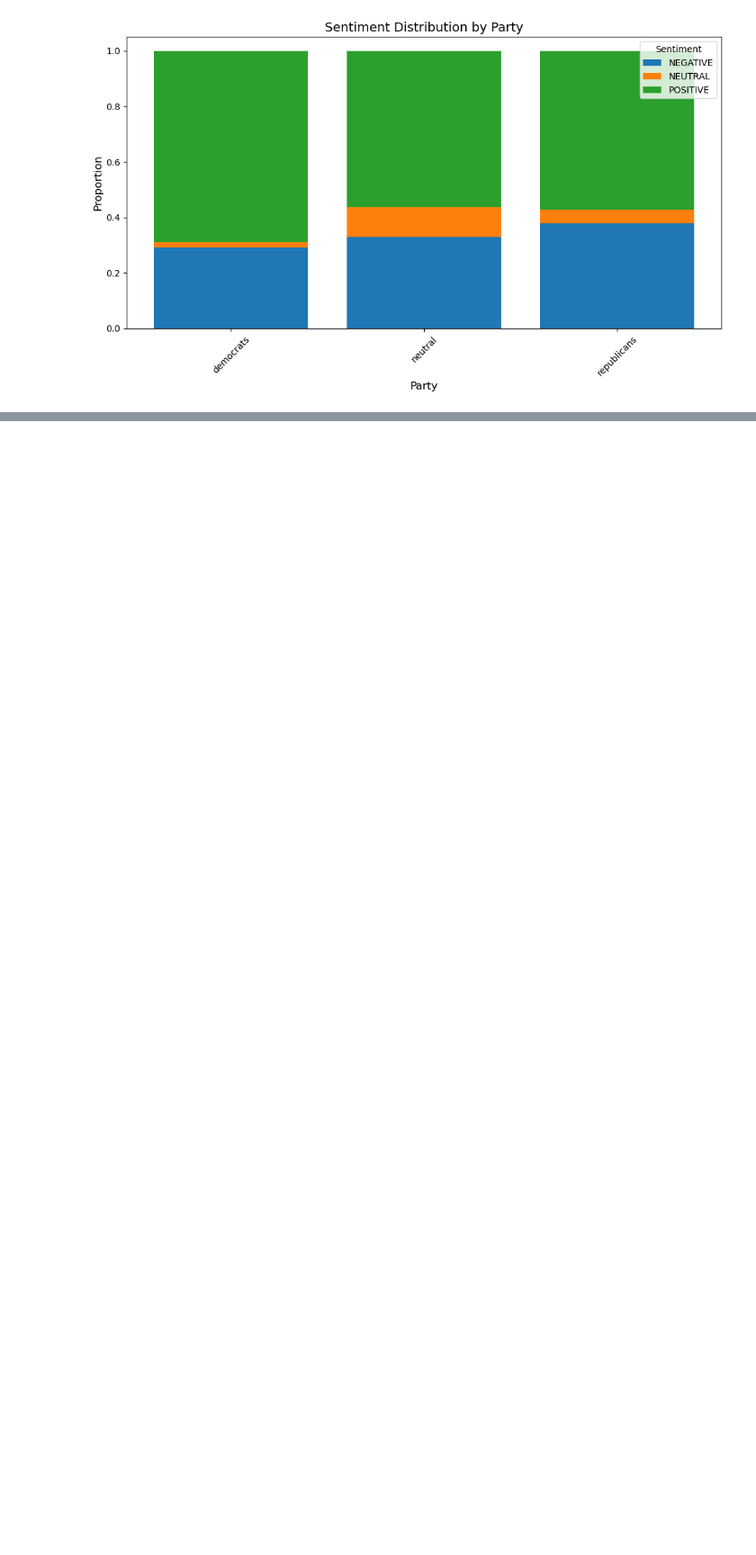
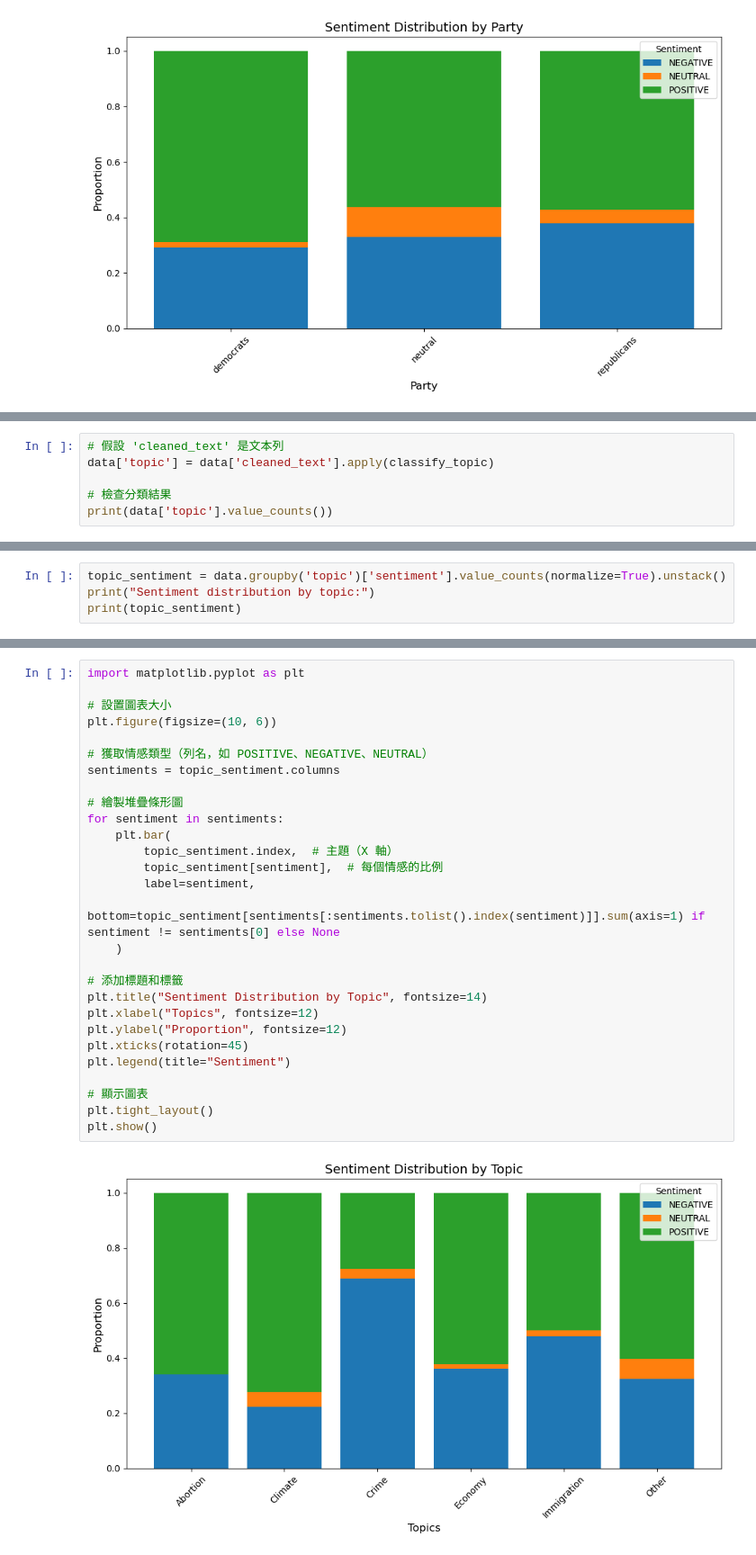
Before and after one commit to maurice1117/election-news-TM, a Jupyter notebook: main.ipynb, the cells around one changed output, grey strips where cells are left out. Shown at 90% size. Cells and saved outputs as stored; diff of their text form; blank space fills up the shorter version.

```diff
--- a/main.ipynb
+++ b/main.ipynb
@@ -540,0 +559,6 @@ plt.show()
+# %%
+# 假設 'cleaned_text' 是文本列
+data['topic'] = data['cleaned_text'].apply(classify_topic)
+
+# 檢查分類結果
+print(data['topic'].value_counts())
@@ -540,0 +574,4 @@ plt.show()
+# %%
+topic_sentiment = data.groupby('topic')['sentiment'].value_counts(normalize=True).unstack()
+print("Sentiment distribution by topic:")
+print(topic_sentiment)
@@ -540,0 +588,30 @@ plt.show()
+# %%
+import matplotlib.pyplot as plt
+
+# 設置圖表大小
+plt.figure(figsize=(10, 6))
+
+# 獲取情感類型（列名，如 POSITIVE、NEGATIVE、NEUTRAL）
+sentiments = topic_sentiment.columns
+
+# 繪製堆疊條形圖
+for sentiment in sentiments:
+    plt.bar(
+        topic_sentiment.index,  # 主題（X 軸）
+        topic_sentiment[sentiment],  # 每個情感的比例
+        label=sentiment,
+        bottom=topic_sentiment[sentiments[:sentiments.tolist().index(sentiment)]].sum(axis=1) if sentiment != sentiments[0] else None
+    )
+
+# 添加標題和標籤
+plt.title("Sentiment Distribution by Topic", fontsize=14)
+plt.xlabel("Topics", fontsize=12)
+plt.ylabel("Proportion", fontsize=12)
+plt.xticks(rotation=45)
+plt.legend(title="Sentiment")
+
+# 顯示圖表
+plt.tight_layout()
+plt.show()
+# %% [output]
+[figure, added]
```
Also changed, not shown: parts of 9 cells of this notebook.
